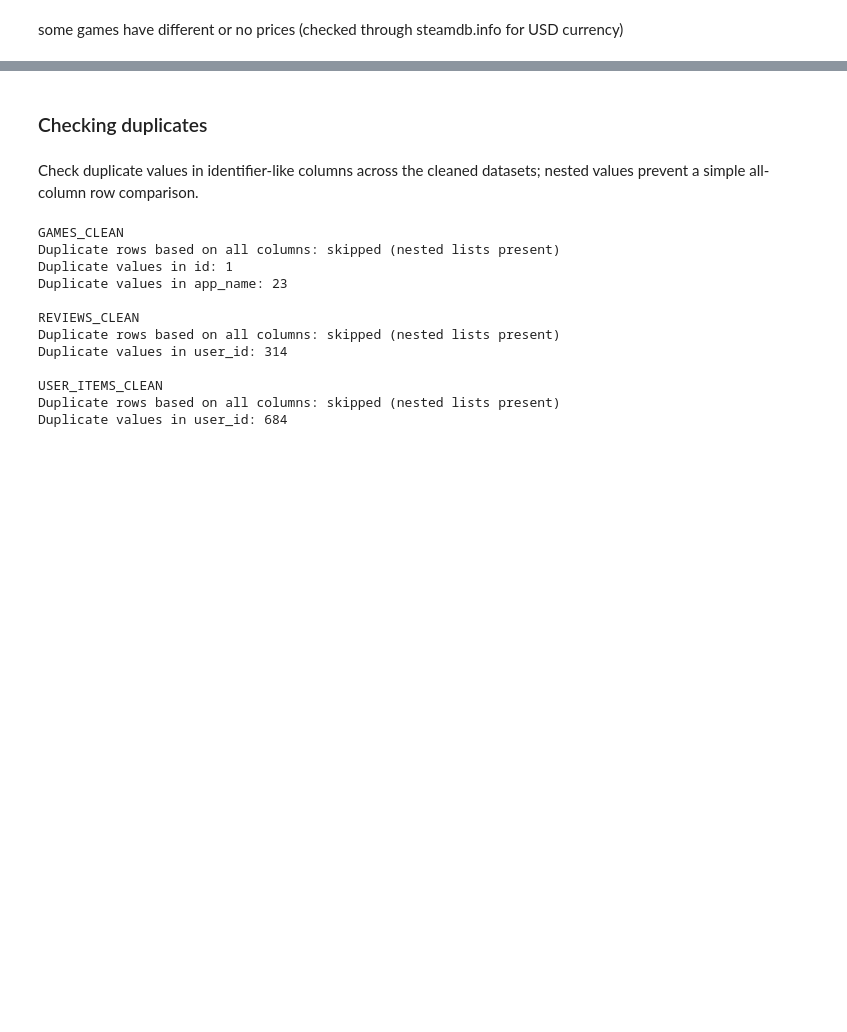
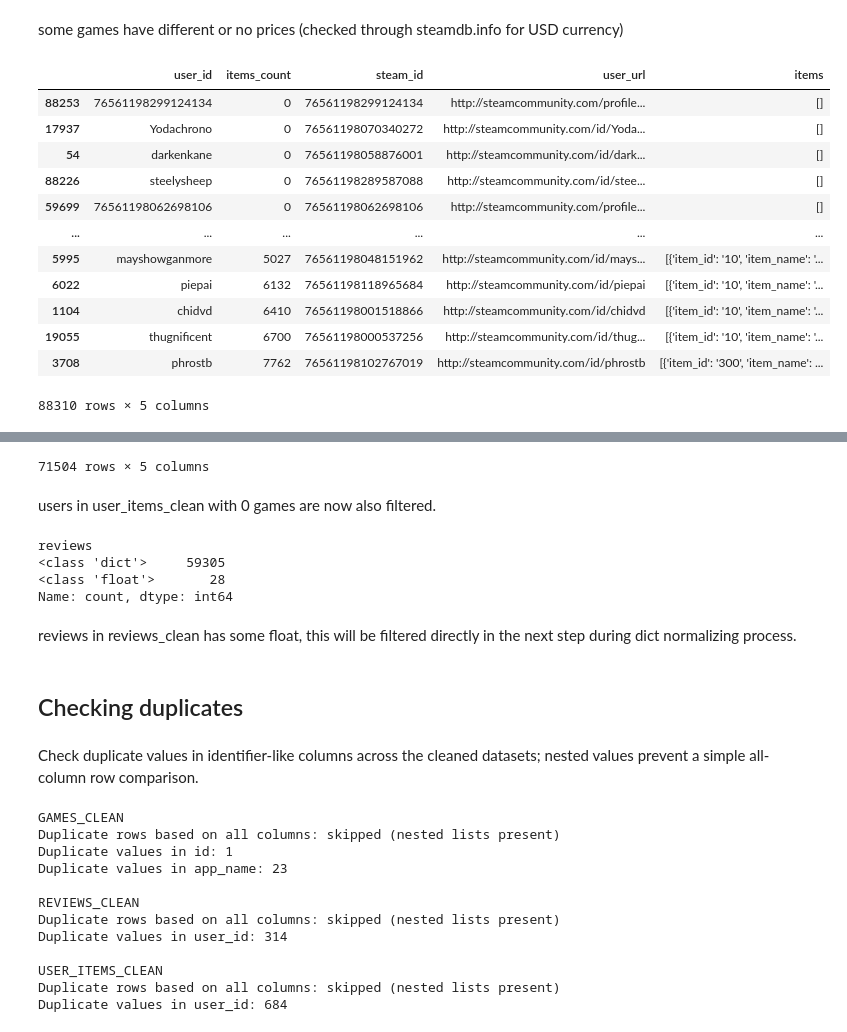
Before and after one commit to izusmizus22/02807-computational-tools-for-data-science, a Jupyter notebook: steam_cleaning.ipynb, the cells around one changed output, grey strips where cells are left out. Drawn from its saved outputs; the diff is of its cells as text; code cells hidden in the pictures; blank space fills up the shorter version.

```diff
--- a/steam_cleaning.ipynb
+++ b/steam_cleaning.ipynb
@@ -491,3 +491,22 @@ display(games_clean.sort_values("price", ascending=False).head(10))
 | 17793 | CCP | EVE Online: 7430 PLEX | 2017-05-09 | [Free to Play, RPG, Massively Mul... | [Online Multi-Player, MMO, Downlo... | 249.99 | False | 629795 | CCP | ... |
 # %% [markdown]
 some games have different or no prices (checked through steamdb.info for USD currency)
+# %%
+display(user_items_clean.sort_values("items_count"))
+user_items_clean = user_items_clean[user_items_clean["items_count"] > 0]
+
+display(user_items_clean.sort_values("items_count"))
+# %% [output]
+|  | user_id | items_count | steam_id | user_url | items |
+| 88253 | 76561198299124134 | 0 | 76561198299124134 | http://steamcommunity.com/profile... | [] |
+| 17937 | Yodachrono | 0 | 76561198070340272 | http://steamcommunity.com/id/Yoda... | [] |
+| 54 | darkenkane | 0 | 76561198058876001 | http://steamcommunity.com/id/dark... | [] |
+| 88226 | steelysheep | 0 | 76561198289587088 | http://steamcommunity.com/id/stee... | [] |
+| 59699 | 76561198062698106 | 0 | 76561198062698106 | http://steamcommunity.com/profile... | [] |
+| ... | ... | ... | ... | ... | ... |
+| 5995 | mayshowganmore | 5027 | 76561198048151962 | http://steamcommunity.com/id/mays... | [{'item_id': '10', 'item_name': '... |
+| 6022 | piepai | 6132 | 76561198118965684 | http://steamcommunity.com/id/piepai | [{'item_id': '10', 'item_name': '... |
+| 1104 | chidvd | 6410 | 76561198001518866 | http://steamcommunity.com/id/chidvd | [{'item_id': '10', 'item_name': '... |
+| 19055 | thugnificent | 6700 | 76561198000537256 | http://steamcommunity.com/id/thug... | [{'item_id': '10', 'item_name': '... |
+| 3708 | phrostb | 7762 | 76561198102767019 | http://steamcommunity.com/id/phrostb | [{'item_id': '300', 'item_name': ... |
+88310 rows × 5 columns
@@ -494,5 +525,17 @@ some games have different or no prices (checked through steamdb.info for USD cur
+71504 rows × 5 columns
+# %% [markdown]
+users in user_items_clean with 0 games are now also filtered.
+# %%
+reviews_clean["reviews"].apply(type).value_counts()
+# %% [output]
+reviews
+<class 'dict'>     59305
+<class 'float'>       28
+Name: count, dtype: int64
+# %% [markdown]
+reviews in reviews_clean has some float, this will be filtered directly in the next step during dict normalizing process.
 # %% [markdown]
-### Checking duplicates
+## Checking duplicates
 # %% [markdown]
 Check duplicate values in identifier-like columns across the cleaned datasets; nested values prevent a simple all-column row comparison.
 # %%
```
Also changed, not shown: parts of 17 cells of this notebook.
